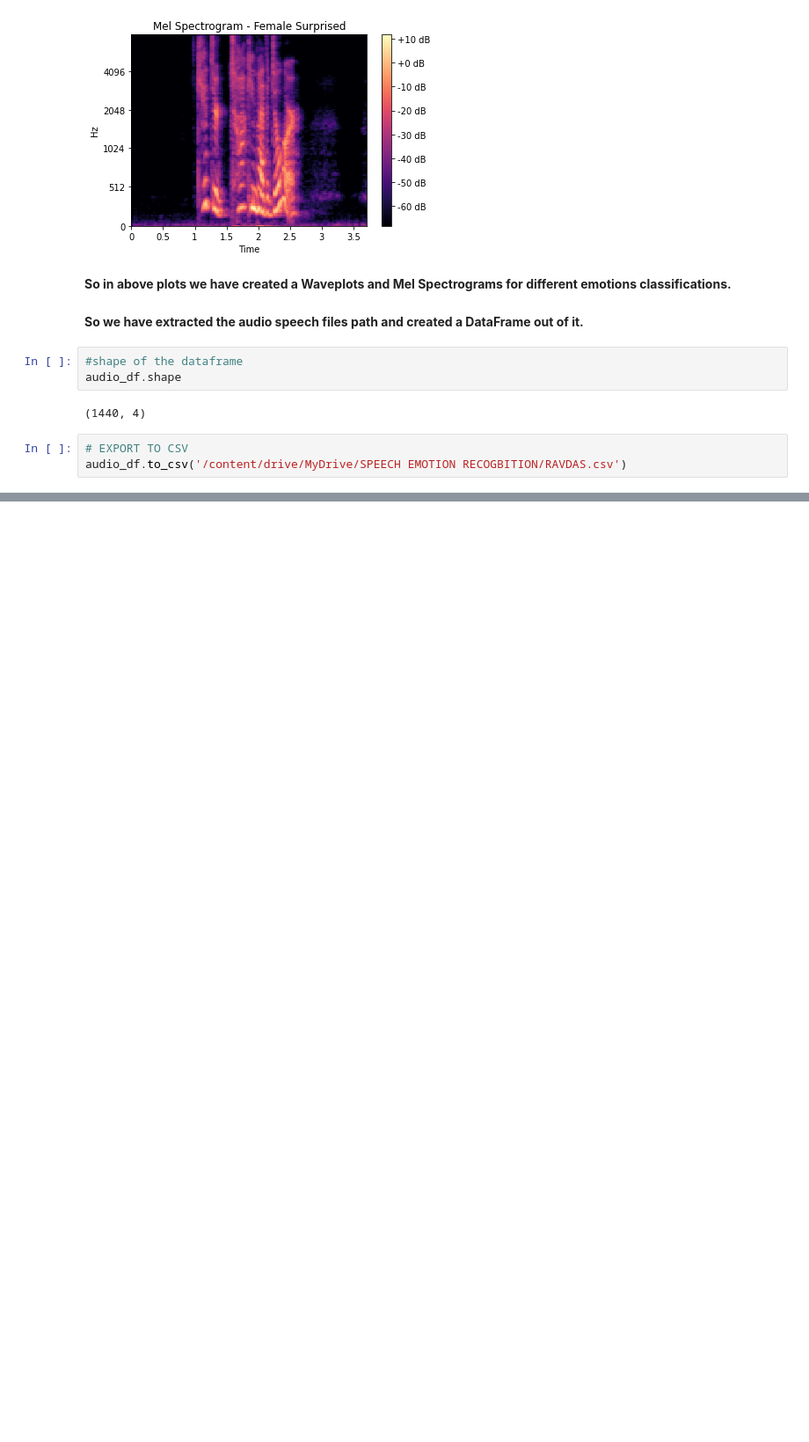
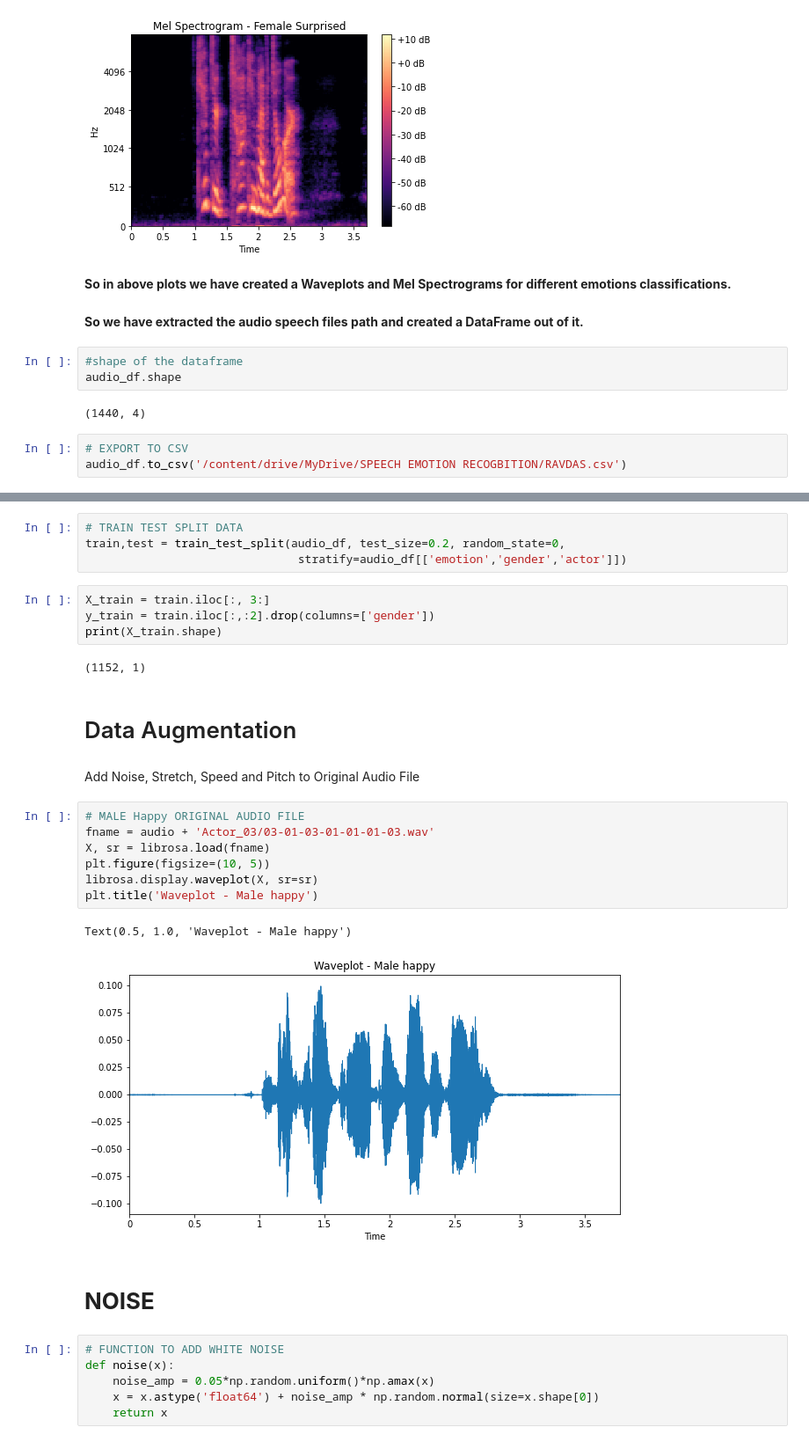
Before and after one commit to Tanjul5/Speech-Emotion-Recognition, a Jupyter notebook: speech_emotion_recognition_capstone_project.ipynb, the cells around one changed output, grey strips where cells are left out. Shown at 88% size. Cells and saved outputs as stored; diff of their text form; blank space fills up the shorter version.

```diff
--- a/speech_emotion_recognition_capstone_project.ipynb
+++ b/speech_emotion_recognition_capstone_project.ipynb
@@ -282,0 +294,32 @@ audio_df.to_csv('/content/drive/MyDrive/SPEECH EMOTION RECOGBITION/RAVDAS.csv')
+# %%
+# TRAIN TEST SPLIT DATA
+train,test = train_test_split(audio_df, test_size=0.2, random_state=0,
+                               stratify=audio_df[['emotion','gender','actor']])
+# %%
+X_train = train.iloc[:, 3:]
+y_train = train.iloc[:,:2].drop(columns=['gender'])
+print(X_train.shape)
+# %% [output]
+(1152, 1)
+# %% [markdown]
+# Data Augmentation
+# %% [markdown]
+Add Noise, Stretch, Speed and Pitch to Original Audio File
+# %%
+# MALE Happy ORIGINAL AUDIO FILE
+fname = audio + 'Actor_03/03-01-03-01-01-01-03.wav'
+X, sr = librosa.load(fname)
+plt.figure(figsize=(10, 5))
+librosa.display.waveplot(X, sr=sr)
+plt.title('Waveplot - Male happy')
+# %% [output]
+Text(0.5, 1.0, 'Waveplot - Male happy')
+[figure, added]
+# %% [markdown]
+# **NOISE**
+# %%
+# FUNCTION TO ADD WHITE NOISE
+def noise(x):
+    noise_amp = 0.05*np.random.uniform()*np.amax(x)
+    x = x.astype('float64') + noise_amp * np.random.normal(size=x.shape[0])
+    return x
```
Also changed, not shown: parts of 30 cells of this notebook.
